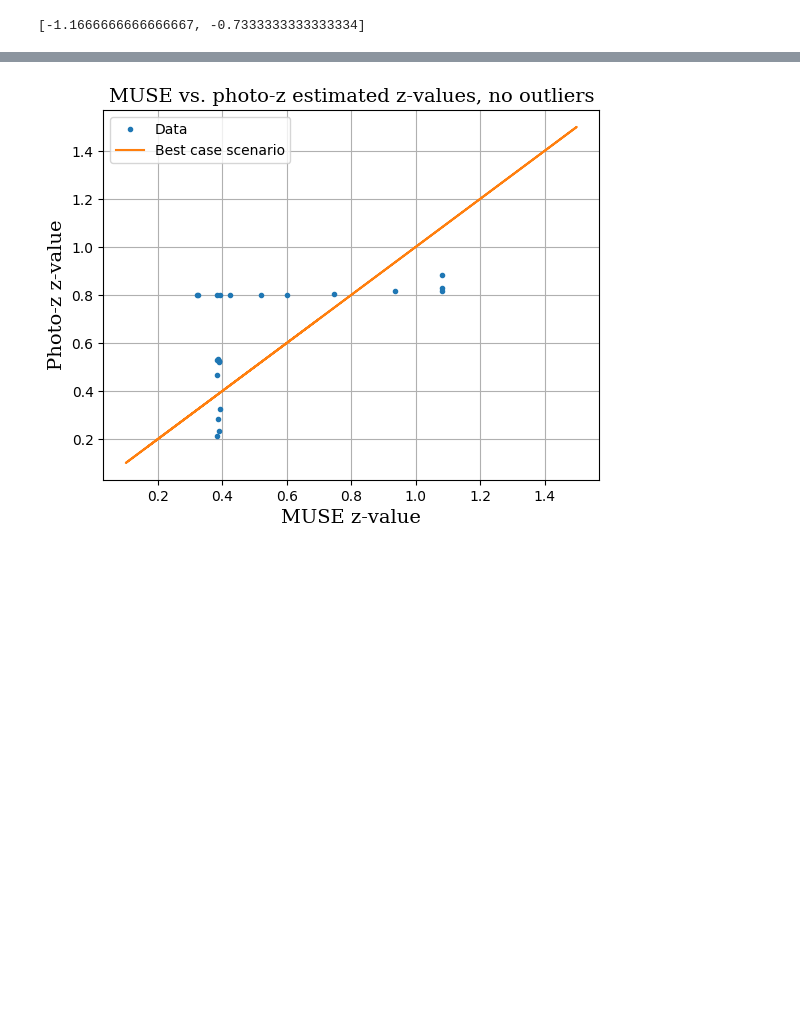
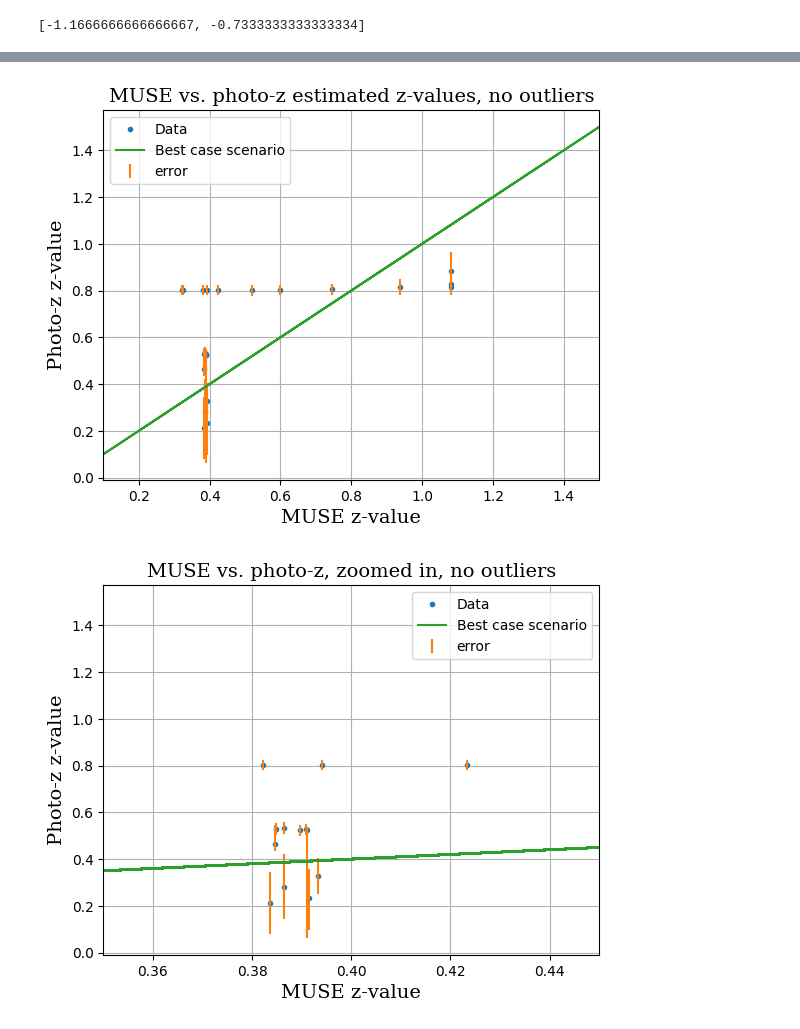
Before and after one commit to StellaWasTaken/1st-year-project, a Jupyter notebook: CSFG data results.ipynb, the cells around one changed output, grey strips where cells are left out. Saved outputs shown, nothing was run; the diff lists cells and outputs as text; code cells hidden in the pictures; blank space fills up the shorter version.

```diff
--- a/CSFG data results.ipynb
+++ b/CSFG data results.ipynb
@@ -197,13 +214,29 @@ plt.grid()
 # %%
-#plotting MUSE vs. phot-z line, along with the theoretical line
+#plotting MUSE vs. phot-z line, along with the theoretical line. Zoomed in on 0.4 and all data.
+line = np.random.uniform(0.1, 1.5, (10000)) #the line
 
-line = np.random.uniform(0.1, 1.5, (1000)) #the line
-plt.plot(museshift, musecompare, ".", label="Data")
-plt.errorbar(museshift, musecompare, yerr=([upper_limit, lower_limit]), linestyle="", label="error")
+#not zoomed in:
+plt.plot(museshift, musecompare, ".", label="Data", markersize=10)
+plt.errorbar(museshift, musecompare, yerr=([lower_limit, upper_limit]), linestyle="", label="error")
 plt.title("MUSE vs. photo-z estimated z-values", **newfont, fontsize=14)
 plt.xlabel("MUSE z-value", **newfont, fontsize=14)
 plt.ylabel("Photo-z z-value", **newfont, fontsize=14)
 plt.plot(line, line, label="Best case scenario")
+plt.xlim(0.1, 1.5)
 plt.legend()
 plt.grid()
+plt.show()
+
+#zoomed in:
+plt.plot(museshift, musecompare, ".", label="Data", markersize=10)
+plt.errorbar(museshift, musecompare, yerr=([lower_limit, upper_limit]), linestyle="", label="error")
+plt.title("MUSE vs. photo-z, zoomed in", **newfont, fontsize=14)
+plt.xlabel("MUSE z-value", **newfont, fontsize=14)
+plt.ylabel("Photo-z z-value", **newfont, fontsize=14)
+plt.plot(line, line, label="Best case scenario")
+plt.xlim(0.35, 0.45)
+plt.ylim(0, 1)
+plt.legend()
+plt.grid()
+plt.show()
 # %% [output]
@@ -211,10 +245,29 @@ plt.grid()
 # %%
+#same as last code block, just without outliers:
+
+#all data:
 plt.plot(muse2, phot2, ".", label="Data")
+plt.errorbar(muse2, phot2, yerr=([photer2l, photer2u]), linestyle="", label="error")
 plt.title("MUSE vs. photo-z estimated z-values, no outliers", **newfont, fontsize=14)
 plt.xlabel("MUSE z-value", **newfont, fontsize=14)
 plt.ylabel("Photo-z z-value", **newfont, fontsize=14)
 plt.plot(line, line, label="Best case scenario")
+plt.xlim(0.1, 1.5)
 plt.legend()
 plt.grid()
+plt.show()
+
+#zoomed in:
+plt.plot(muse2, phot2, ".", label="Data")
+plt.errorbar(muse2, phot2, yerr=([photer2l, photer2u]), linestyle="", label="error")
+plt.title("MUSE vs. photo-z, zoomed in, no outliers", **newfont, fontsize=14)
+plt.xlabel("MUSE z-value", **newfont, fontsize=14)
+plt.ylabel("Photo-z z-value", **newfont, fontsize=14)
+plt.plot(line, line, label="Best case scenario")
+plt.xlim(0.35, 0.45)
+plt.legend()
+plt.grid()
+plt.show()
 # %% [output]
-[figure, old version]
+[figure, new version]
+[figure, added]
```
Also changed, not shown: parts of 6 cells of this notebook.
